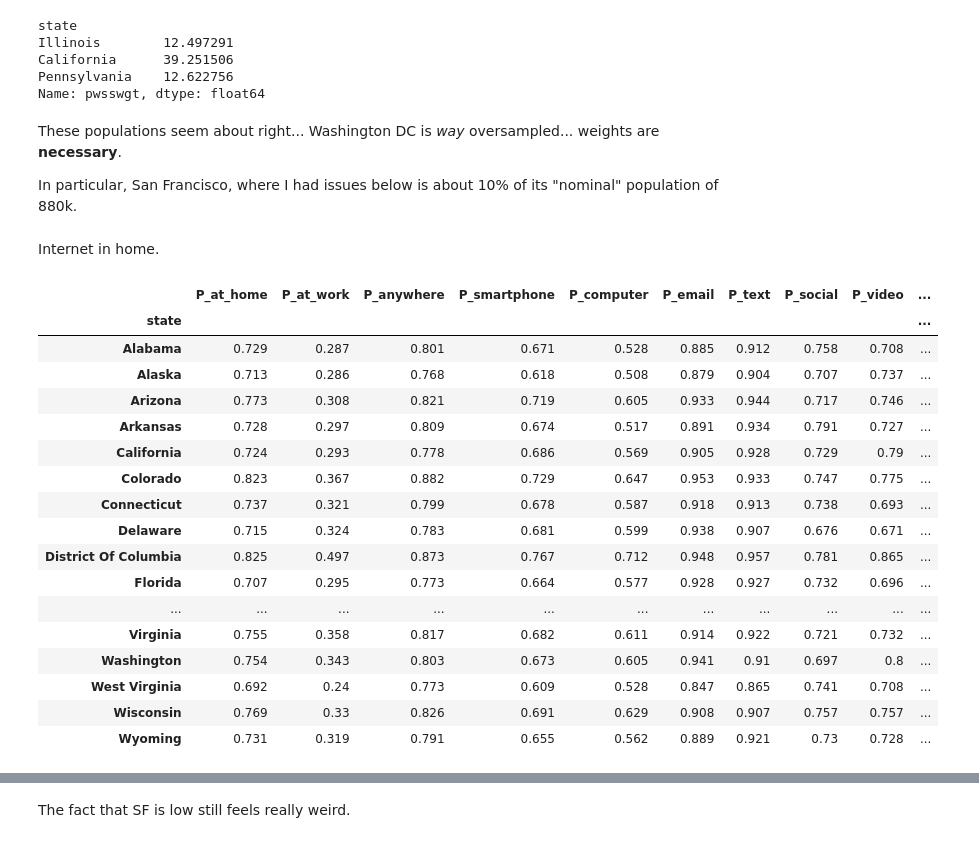
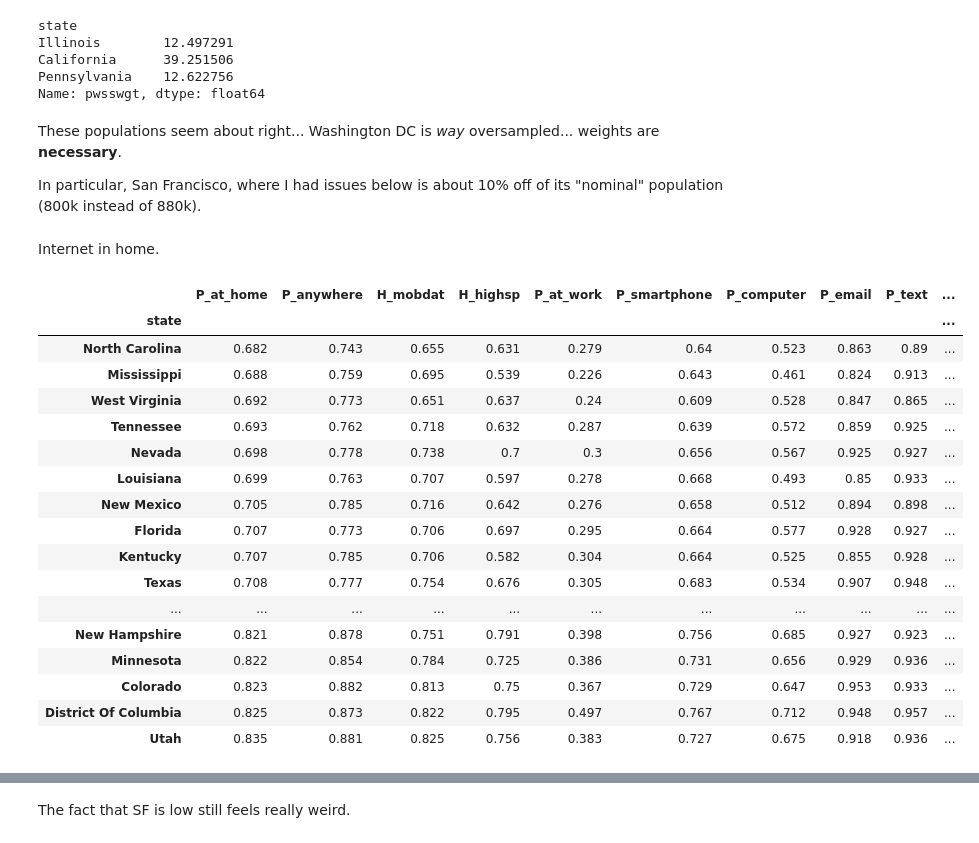
Before and after one commit to JamesSaxon/neighborhood_broadband, a Jupyter notebook: cps.ipynb, the cells around one changed output, grey strips where cells are left out. Drawn from its saved outputs; the diff is of its cells as text; code cells hidden in the pictures.

```diff
--- a/cps.ipynb
+++ b/cps.ipynb
@@ -170,7 +172,7 @@ cps_cbsa = cps[cps.cbsa != ""].copy()
 # %% [markdown]
 These populations seem about right... Washington DC is _way_ oversampled... weights are **necessary**.
 
-In particular, San Francisco, where I had issues below is about 10% of its "nominal" population of 880k.
+In particular, San Francisco, where I had issues below is about 10% off of its "nominal" population (800k instead of 880k).
 # %%
 # cps_city.groupby("city").pwsswgt.sum().sort_values(ascending = False)
 # %% [markdown]
@@ -193,28 +195,36 @@ def access(df, grouper):
     pwpr_vars =  df.query("isRespondent").groupby(grouper).apply(weighted_mean, w = "pwprmwgt")\
                    [["P_email", "P_text", "P_social", "P_video", "P_services"]]
 
-    return pwss_vars.join(pwpr_vars).join(hwss_vars).join(hwss_vars_use).round(3)
+    complete = pd.concat([pwss_vars, pwpr_vars, hwss_vars, hwss_vars_use], axis = 1).round(3)
+
+    complete = complete[["P_at_home", "P_anywhere", "H_mobdat", "H_highsp", "P_at_work",
+                         "P_smartphone", "P_computer",
+                         "P_email", "P_text", "P_social", "P_video", "P_services",
+                         "H_nonuse_cost", "H_nonuse_no_interest", "H_nonuse_not_available"]]
+
+    complete.sort_values(by = "P_at_home", inplace = True)
+
+    complete.index = complete.index.str.replace("_", " ").str.title()
+
+    return complete
 # %%
-state_access = access(cps, "state")
-state_access.index = state_access.index.str.replace("_", " ").str.title()
-
-state_access.style.background_gradient(cmap = "viridis")
+access(cps, "state").style.background_gradient(cmap = "viridis")
 # %% [output]
-|  | P_at_home | P_at_work | P_anywhere | P_smartphone | P_computer | P_email | P_text | P_social | P_video | ... |
+|  | P_at_home | P_anywhere | H_mobdat | H_highsp | P_at_work | P_smartphone | P_computer | P_email | P_text | ... |
 | state |  |  |  |  |  |  |  |  |  | ... |
-| Alabama | 0.729 | 0.287 | 0.801 | 0.671 | 0.528 | 0.885 | 0.912 | 0.758 | 0.708 | ... |
-| Alaska | 0.713 | 0.286 | 0.768 | 0.618 | 0.508 | 0.879 | 0.904 | 0.707 | 0.737 | ... |
-| Arizona | 0.773 | 0.308 | 0.821 | 0.719 | 0.605 | 0.933 | 0.944 | 0.717 | 0.746 | ... |
-| Arkansas | 0.728 | 0.297 | 0.809 | 0.674 | 0.517 | 0.891 | 0.934 | 0.791 | 0.727 | ... |
-| California | 0.724 | 0.293 | 0.778 | 0.686 | 0.569 | 0.905 | 0.928 | 0.729 | 0.79 | ... |
-| Colorado | 0.823 | 0.367 | 0.882 | 0.729 | 0.647 | 0.953 | 0.933 | 0.747 | 0.775 | ... |
-| Connecticut | 0.737 | 0.321 | 0.799 | 0.678 | 0.587 | 0.918 | 0.913 | 0.738 | 0.693 | ... |
-| Delaware | 0.715 | 0.324 | 0.783 | 0.681 | 0.599 | 0.938 | 0.907 | 0.676 | 0.671 | ... |
-| District Of Columbia | 0.825 | 0.497 | 0.873 | 0.767 | 0.712 | 0.948 | 0.957 | 0.781 | 0.865 | ... |
-| Florida | 0.707 | 0.295 | 0.773 | 0.664 | 0.577 | 0.928 | 0.927 | 0.732 | 0.696 | ... |
+| North Carolina | 0.682 | 0.743 | 0.655 | 0.631 | 0.279 | 0.64 | 0.523 | 0.863 | 0.89 | ... |
+| Mississippi | 0.688 | 0.759 | 0.695 | 0.539 | 0.226 | 0.643 | 0.461 | 0.824 | 0.913 | ... |
+| West Virginia | 0.692 | 0.773 | 0.651 | 0.637 | 0.24 | 0.609 | 0.528 | 0.847 | 0.865 | ... |
+| Tennessee | 0.693 | 0.762 | 0.718 | 0.632 | 0.287 | 0.639 | 0.572 | 0.859 | 0.925 | ... |
+| Nevada | 0.698 | 0.778 | 0.738 | 0.7 | 0.3 | 0.656 | 0.567 | 0.925 | 0.927 | ... |
+| Louisiana | 0.699 | 0.763 | 0.707 | 0.597 | 0.278 | 0.668 | 0.493 | 0.85 | 0.933 | ... |
+| New Mexico | 0.705 | 0.785 | 0.716 | 0.642 | 0.276 | 0.658 | 0.512 | 0.894 | 0.898 | ... |
+| Florida | 0.707 | 0.773 | 0.706 | 0.697 | 0.295 | 0.664 | 0.577 | 0.928 | 0.927 | ... |
+| Kentucky | 0.707 | 0.785 | 0.706 | 0.582 | 0.304 | 0.664 | 0.525 | 0.855 | 0.928 | ... |
+| Texas | 0.708 | 0.777 | 0.754 | 0.676 | 0.305 | 0.683 | 0.534 | 0.907 | 0.948 | ... |
 | ... | ... | ... | ... | ... | ... | ... | ... | ... | ... | ... |
-| Virginia | 0.755 | 0.358 | 0.817 | 0.682 | 0.611 | 0.914 | 0.922 | 0.721 | 0.732 | ... |
-| Washington | 0.754 | 0.343 | 0.803 | 0.673 | 0.605 | 0.941 | 0.91 | 0.697 | 0.8 | ... |
-| West Virginia | 0.692 | 0.24 | 0.773 | 0.609 | 0.528 | 0.847 | 0.865 | 0.741 | 0.708 | ... |
-| Wisconsin | 0.769 | 0.33 | 0.826 | 0.691 | 0.629 | 0.908 | 0.907 | 0.757 | 0.757 | ... |
-| Wyoming | 0.731 | 0.319 | 0.791 | 0.655 | 0.562 | 0.889 | 0.921 | 0.73 | 0.728 | ... |
+| New Hampshire | 0.821 | 0.878 | 0.751 | 0.791 | 0.398 | 0.756 | 0.685 | 0.927 | 0.923 | ... |
+| Minnesota | 0.822 | 0.854 | 0.784 | 0.725 | 0.386 | 0.731 | 0.656 | 0.929 | 0.936 | ... |
+| Colorado | 0.823 | 0.882 | 0.813 | 0.75 | 0.367 | 0.729 | 0.647 | 0.953 | 0.933 | ... |
+| District Of Columbia | 0.825 | 0.873 | 0.822 | 0.795 | 0.497 | 0.767 | 0.712 | 0.948 | 0.957 | ... |
+| Utah | 0.835 | 0.881 | 0.825 | 0.756 | 0.383 | 0.727 | 0.675 | 0.918 | 0.936 | ... |
```
Also changed, not shown: parts of 7 cells of this notebook.
